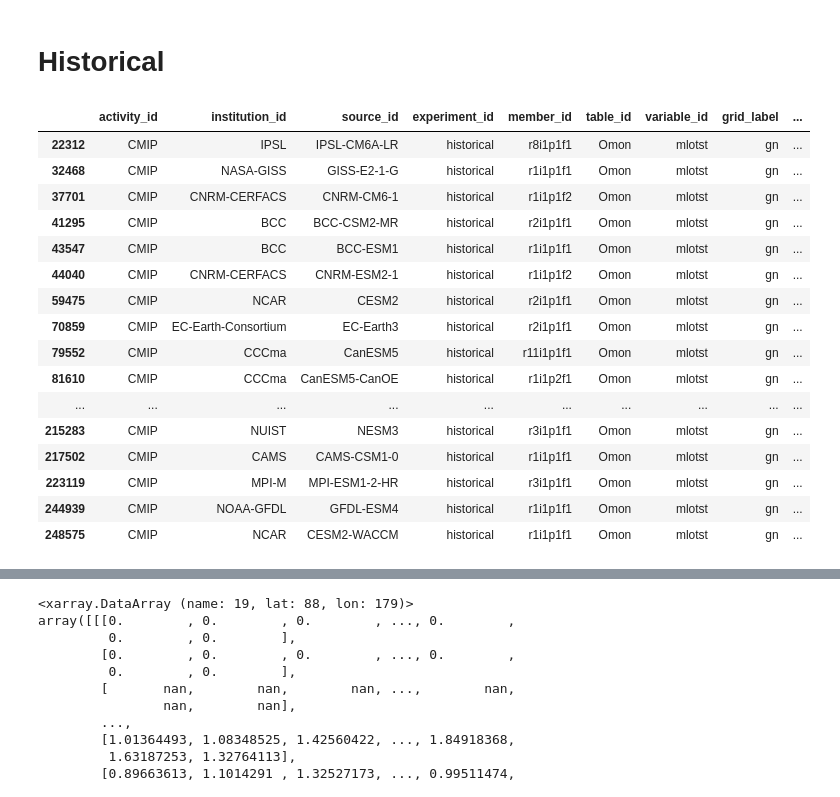
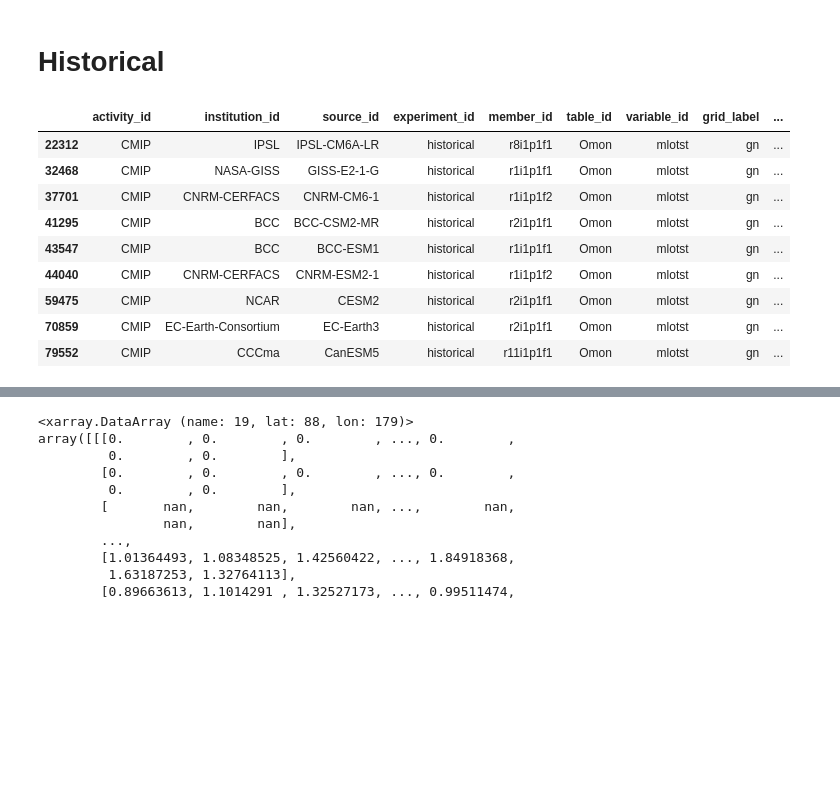
Before and after one commit to mailesasaki/cesmle_variability_analysis, a Jupyter notebook: ocean_fluxes.ipynb, the cells around one changed output, grey strips where cells are left out. Drawn from its saved outputs; the diff is of its cells as text; code cells hidden in the pictures; blank space fills up the shorter version.

```diff
--- a/ocean_fluxes.ipynb
+++ b/ocean_fluxes.ipynb
@@ -579,28 +579,21 @@ Text(0.5, 1.0, 'MLOTST time mean (>25 yrs) - CMIP6 (N=20)')
 # %%
 # Find omega
 
 df_hml_hist = df.query("activity_id=='CMIP' & table_id == 'Omon' & variable_id == 'mlotst' & experiment_id == 'historical'")
-df_hml_hist = df_hml_hist.drop_duplicates('source_id').head(20)
+df_hml_hist = df_hml_hist.drop_duplicates('source_id').head(10)
 df_hml_hist = df_hml_hist.drop(index=45524)
 df_hml_hist
 # %% [output]
 |  | activity_id | institution_id | source_id | experiment_id | member_id | table_id | variable_id | grid_label | ... |
 | 22312 | CMIP | IPSL | IPSL-CM6A-LR | historical | r8i1p1f1 | Omon | mlotst | gn | ... |
 | 32468 | CMIP | NASA-GISS | GISS-E2-1-G | historical | r1i1p1f1 | Omon | mlotst | gn | ... |
 | 37701 | CMIP | CNRM-CERFACS | CNRM-CM6-1 | historical | r1i1p1f2 | Omon | mlotst | gn | ... |
 | 41295 | CMIP | BCC | BCC-CSM2-MR | historical | r2i1p1f1 | Omon | mlotst | gn | ... |
 | 43547 | CMIP | BCC | BCC-ESM1 | historical | r1i1p1f1 | Omon | mlotst | gn | ... |
 | 44040 | CMIP | CNRM-CERFACS | CNRM-ESM2-1 | historical | r1i1p1f2 | Omon | mlotst | gn | ... |
 | 59475 | CMIP | NCAR | CESM2 | historical | r2i1p1f1 | Omon | mlotst | gn | ... |
 | 70859 | CMIP | EC-Earth-Consortium | EC-Earth3 | historical | r2i1p1f1 | Omon | mlotst | gn | ... |
 | 79552 | CMIP | CCCma | CanESM5 | historical | r11i1p1f1 | Omon | mlotst | gn | ... |
-| 81610 | CMIP | CCCma | CanESM5-CanOE | historical | r1i1p2f1 | Omon | mlotst | gn | ... |
-| ... | ... | ... | ... | ... | ... | ... | ... | ... | ... |
-| 215283 | CMIP | NUIST | NESM3 | historical | r3i1p1f1 | Omon | mlotst | gn | ... |
-| 217502 | CMIP | CAMS | CAMS-CSM1-0 | historical | r1i1p1f1 | Omon | mlotst | gn | ... |
-| 223119 | CMIP | MPI-M | MPI-ESM1-2-HR | historical | r3i1p1f1 | Omon | mlotst | gn | ... |
-| 244939 | CMIP | NOAA-GFDL | GFDL-ESM4 | historical | r1i1p1f1 | Omon | mlotst | gn | ... |
-| 248575 | CMIP | NCAR | CESM2-WACCM | historical | r1i1p1f1 | Omon | mlotst | gn | ... |
 # %%
 # From Ryan Abernathy's tutorial - Way 2
 # Regridding advice: https://stackoverflow.com/questions/71616481/converting-from-2d-lat-lon-matrix-into-1d-lat-lon-array
```
Also changed, not shown: parts of 9 cells of this notebook.
